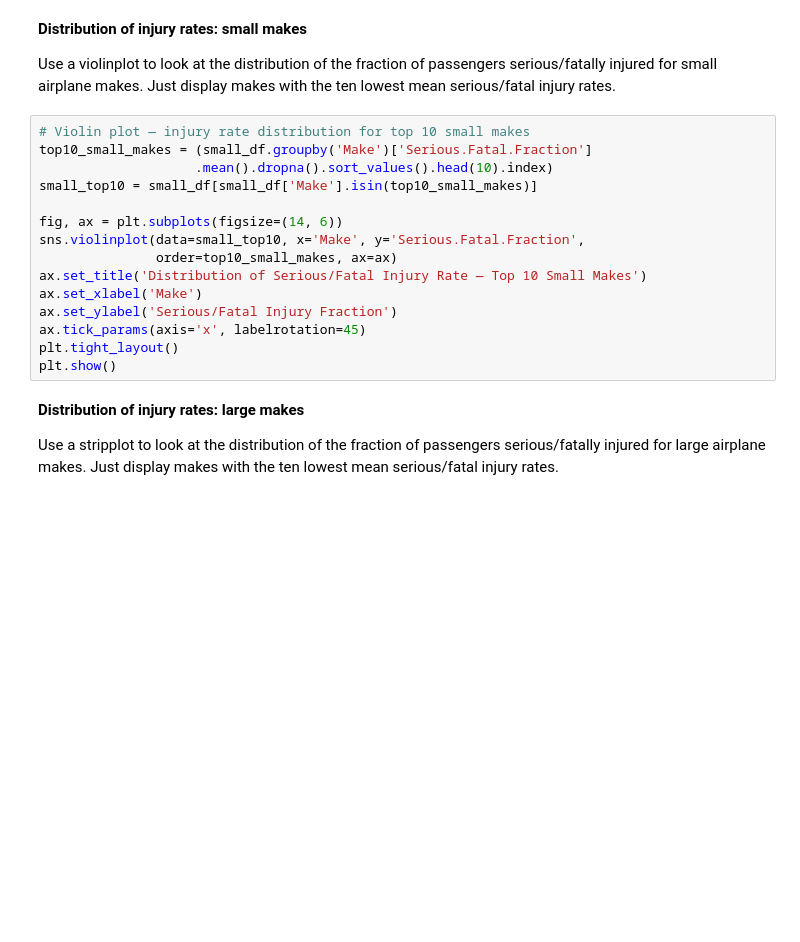
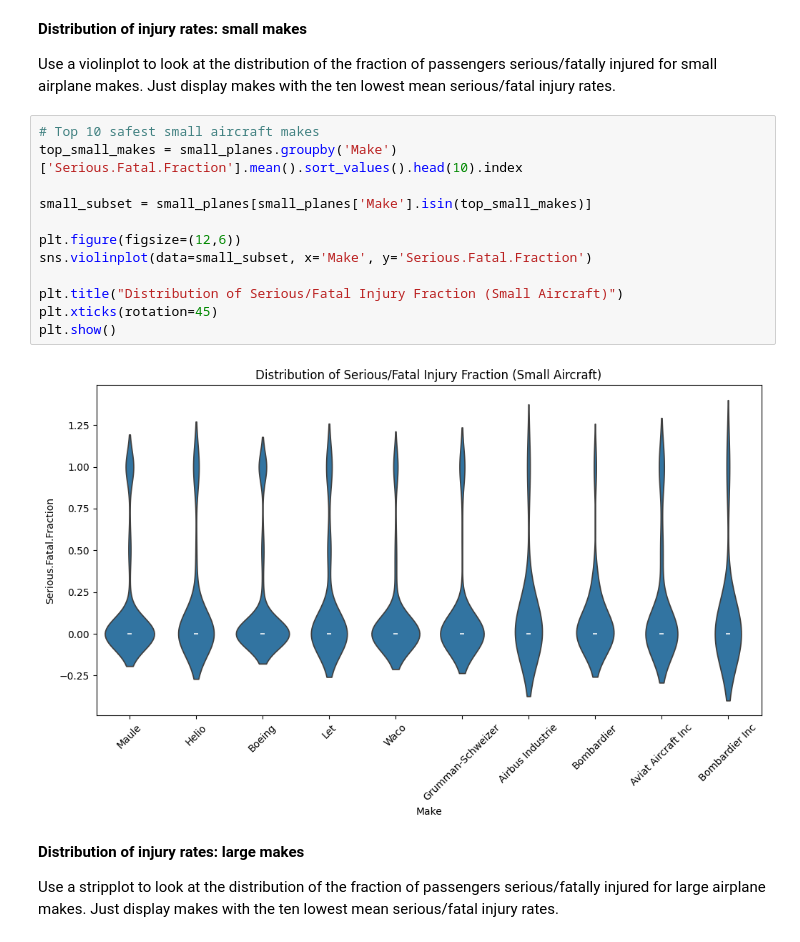
Before and after one commit to sangchepkirui/Aviation-accidents-and-data-cleaning-, a Jupyter notebook: Aviation_Accidents_Data_Analysis.ipynb, the cells around one changed output. Saved outputs shown, nothing was run; the diff lists cells and outputs as text; blank space fills up the shorter version.

```diff
--- a/Aviation_Accidents_Data_Analysis.ipynb
+++ b/Aviation_Accidents_Data_Analysis.ipynb
@@ -71,20 +110,19 @@ plt.show()
 
 Use a violinplot to look at the distribution of the fraction of passengers serious/fatally injured for small airplane makes. Just display makes with the ten lowest mean serious/fatal injury rates.
 # %%
-# Violin plot — injury rate distribution for top 10 small makes
-top10_small_makes = (small_df.groupby('Make')['Serious.Fatal.Fraction']
-                    .mean().dropna().sort_values().head(10).index)
-small_top10 = small_df[small_df['Make'].isin(top10_small_makes)]
+# Top 10 safest small aircraft makes
+top_small_makes = small_planes.groupby('Make')['Serious.Fatal.Fraction'].mean().sort_values().head(10).index
 
-fig, ax = plt.subplots(figsize=(14, 6))
-sns.violinplot(data=small_top10, x='Make', y='Serious.Fatal.Fraction',
-               order=top10_small_makes, ax=ax)
-ax.set_title('Distribution of Serious/Fatal Injury Rate — Top 10 Small Makes')
-ax.set_xlabel('Make')
-ax.set_ylabel('Serious/Fatal Injury Fraction')
-ax.tick_params(axis='x', labelrotation=45)
-plt.tight_layout()
+small_subset = small_planes[small_planes['Make'].isin(top_small_makes)]
+
+plt.figure(figsize=(12,6))
+sns.violinplot(data=small_subset, x='Make', y='Serious.Fatal.Fraction')
+
+plt.title("Distribution of Serious/Fatal Injury Fraction (Small Aircraft)")
+plt.xticks(rotation=45)
 plt.show()
+# %% [output]
+[figure, added]
 # %% [markdown]
 **Distribution of injury rates: large makes**
 
```
Also changed, not shown: parts of 12 cells of this notebook, 1 other file.
